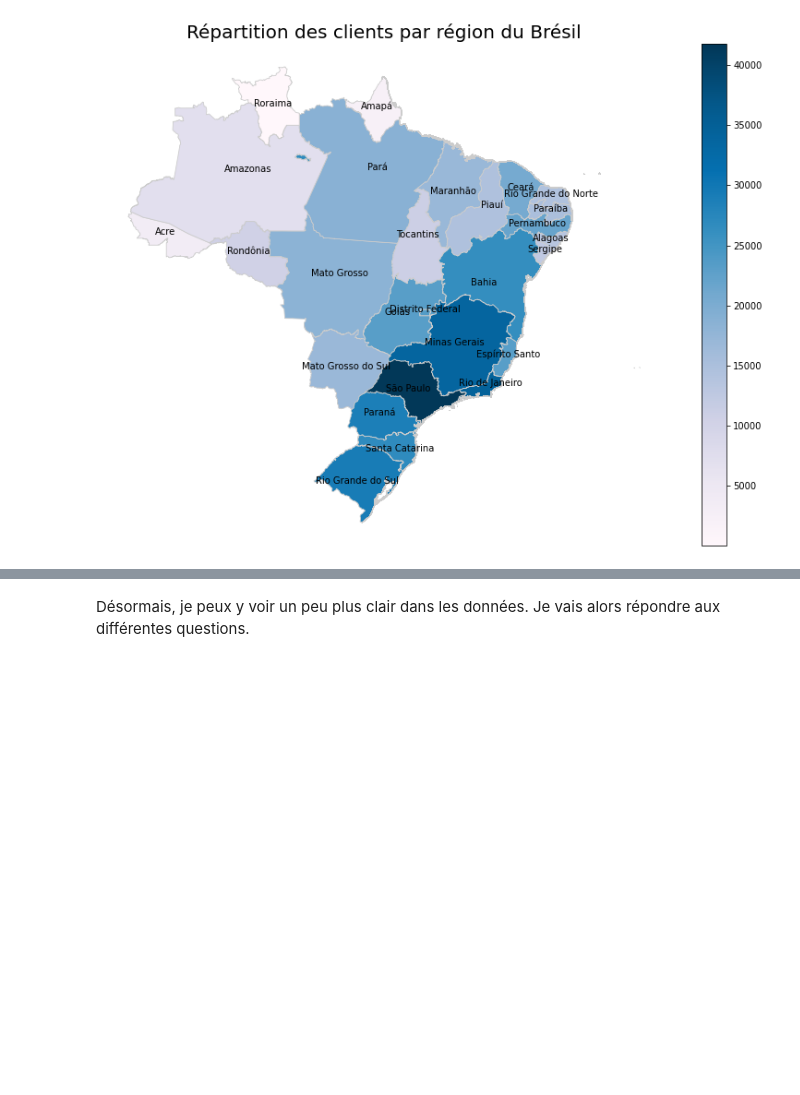
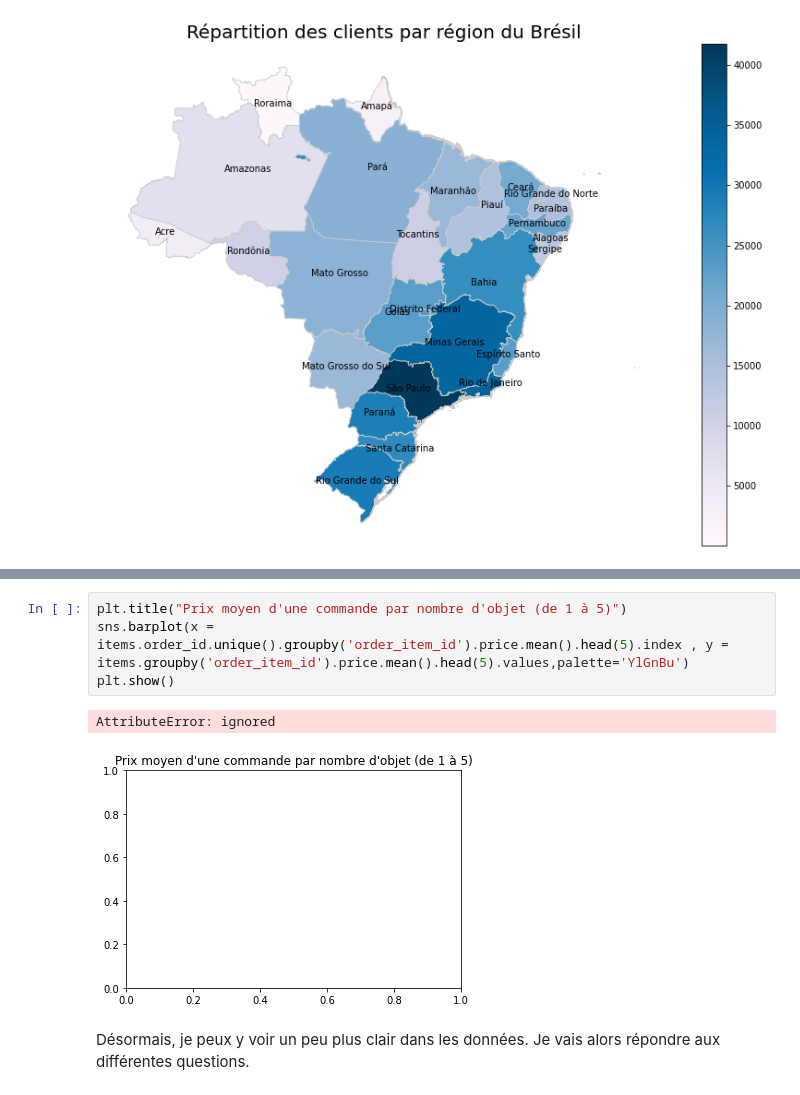
Before and after one commit to pihk94/Free2move, a Jupyter notebook: Analyse_Melchior_Prugniaud.ipynb, the cells around one changed output, grey strips where cells are left out. Cells and saved outputs as stored; diff of their text form; blank space fills up the shorter version.

```diff
--- a/Analyse_Melchior_Prugniaud.ipynb
+++ b/Analyse_Melchior_Prugniaud.ipynb
@@ -471,2 +562,9 @@ cbar = fig.colorbar(sm)
+# %%
+plt.title("Prix moyen d'une commande par nombre d'objet (de 1 à 5)")
+sns.barplot(x = items.order_id.unique().groupby('order_item_id').price.mean().head(5).index , y = items.groupby('order_item_id').price.mean().head(5).values,palette='YlGnBu')
+plt.show()
+# %% [output]
+AttributeError: ignored
+[figure, added]
 # %% [markdown]
 Désormais, je peux y voir un peu plus clair dans les données. Je vais alors répondre aux différentes questions.
```
Also changed, not shown: parts of 27 cells of this notebook.
